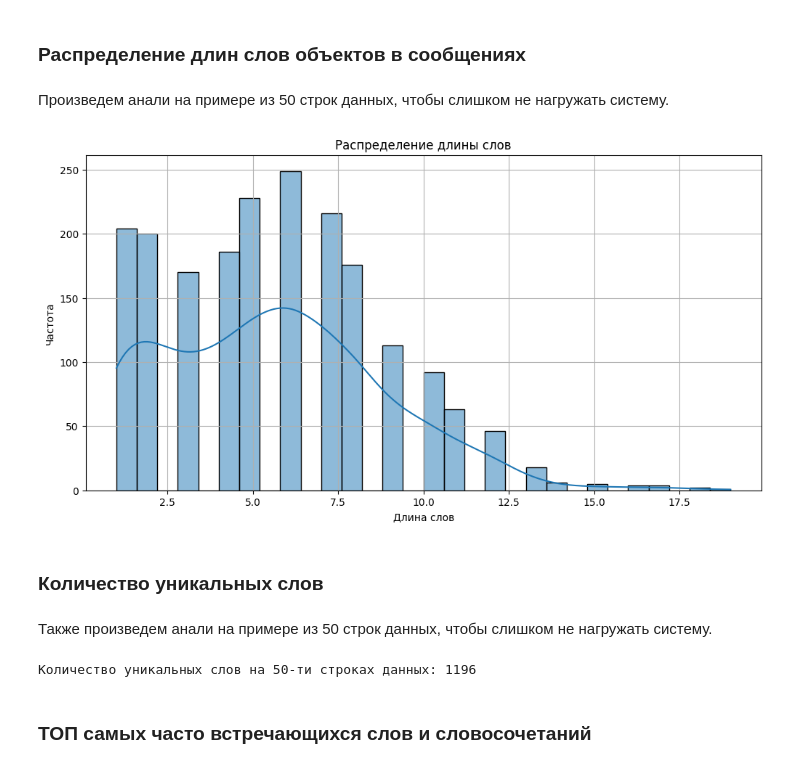
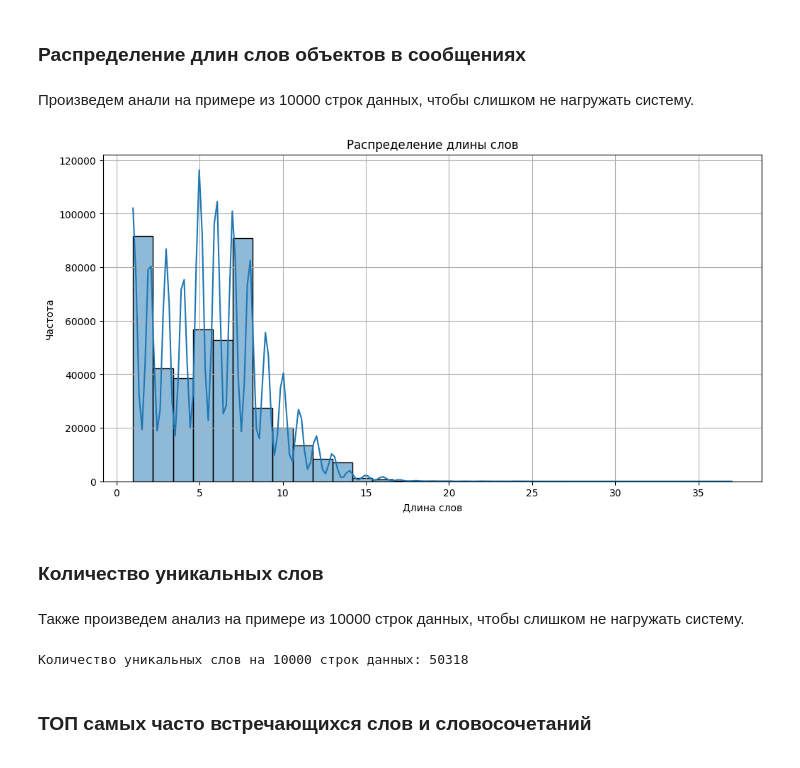
Before and after one commit to aapopov52/hakaton3_gr10_work_group, a Jupyter notebook: analise/EDA.ipynb, the cells around one changed output. Saved outputs shown, nothing was run; the diff lists cells and outputs as text; code cells hidden in the pictures.

```diff
--- a/analise/EDA.ipynb
+++ b/analise/EDA.ipynb
@@ -80,37 +80,37 @@ plt.show()
 # %% [markdown]
 ### Распределение длин слов объектов в сообщениях
 # %% [markdown]
-Произведем анали на примере из 50 строк данных, чтобы слишком не нагружать систему.
+Произведем анали на примере из 10000 строк данных, чтобы слишком не нагружать систему.
 # %%
 import re
 
-# Выбор первых 50 строк
-data = df.head(50)
+# Выбор первых 1000 строк
+data = df.head(10000)
 
 # Функция для извлечения длины слов из текста
 def extract_word_lengths(text):
     words = re.findall(r'\b\w+\b', text)  # Извлеките слова
     return [len(word) for word in words]
 
 # Соберем длину слов из нужной колонки 'text'
 word_lengths = []
 for entry in data['text']:
     word_lengths.extend(extract_word_lengths(entry))
 
 # Визуализация распределения длины слов
 plt.figure(figsize=(12, 6))
 sns.histplot(word_lengths, bins=30, kde=True)
 plt.title('Распределение длины слов')
 plt.xlabel('Длина слов')
 plt.ylabel('Частота')
 plt.grid()
 plt.show()
 # %% [output]
-[figure, old version]
+[figure, new version]
 # %% [markdown]
 ### Количество уникальных слов
 # %% [markdown]
-Также произведем анали на примере из 50 строк данных, чтобы слишком не нагружать систему.
+Также произведем анализ на примере из 10000 строк данных, чтобы слишком не нагружать систему.
 # %%
 # Функция для извлечения уникальных слов
 def extract_unique_words(text_series):
@@ -128,9 +128,9 @@ unique_words = extract_unique_words(data['text'])
 unique_word_count = len(unique_words)
 
 # Результат
-print(f"Количество уникальных слов на 50-ти строках данных: {unique_word_count}")
+print(f"Количество уникальных слов на 10000 строк данных: {unique_word_count}")
 # %% [output]
-Количество уникальных слов на 50-ти строках данных: 1196
+Количество уникальных слов на 10000 строк данных: 50318
 # %% [markdown]
 ### ТОП самых часто встречающихся слов и словосочетаний
 # %% [markdown]
```
Also changed, not shown: parts of 4 cells of this notebook.
